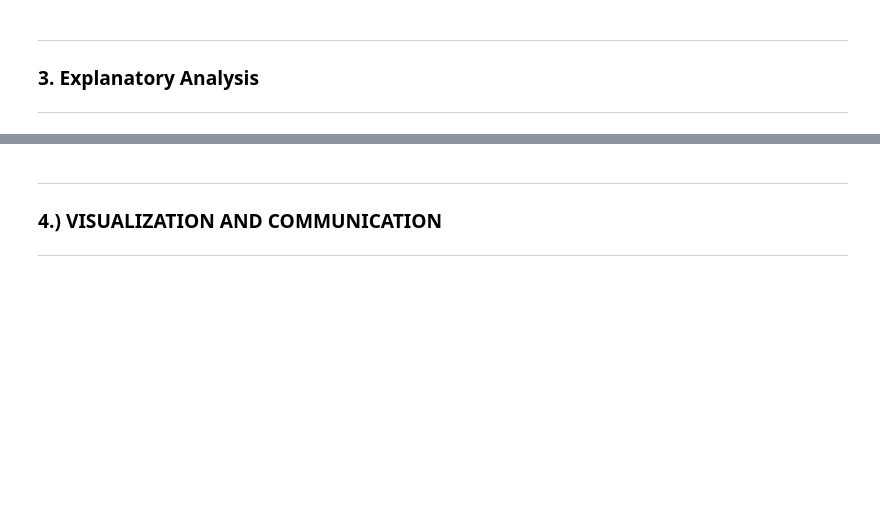
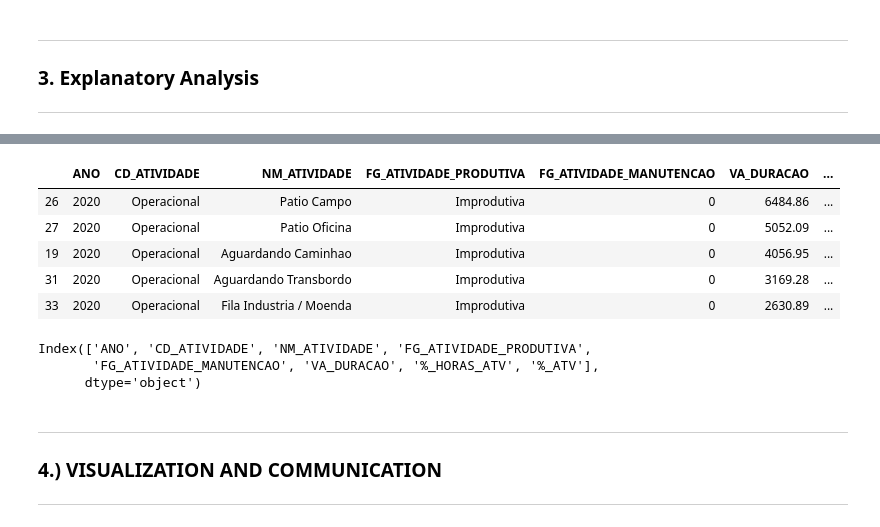
Before and after one commit to tcc-unifacef-alex-danilo/tcc, a Jupyter notebook: Analise.ipynb, the cells around one changed output, grey strips where cells are left out. Saved outputs shown, nothing was run; the diff lists cells and outputs as text; code cells hidden in the pictures; blank space fills up the shorter version.

```diff
--- a/Analise.ipynb
+++ b/Analise.ipynb
@@ -358,3 +387,20 @@ Análise das paradas por classe de Atividade
+# %%
+dt_oper_20 = dt_oper.query("ANO == 2020")
+dt_oper_20 = dt_oper_20.sort_values(['%_ATV'], ascending=False)
+dt_oper_20.head(5)
+# %% [output]
+|  | ANO | CD_ATIVIDADE | NM_ATIVIDADE | FG_ATIVIDADE_PRODUTIVA | FG_ATIVIDADE_MANUTENCAO | VA_DURACAO | ... |
+| 26 | 2020 | Operacional | Patio Campo | Improdutiva | 0 | 6484.86 | ... |
+| 27 | 2020 | Operacional | Patio Oficina | Improdutiva | 0 | 5052.09 | ... |
+| 19 | 2020 | Operacional | Aguardando Caminhao | Improdutiva | 0 | 4056.95 | ... |
+| 31 | 2020 | Operacional | Aguardando Transbordo | Improdutiva | 0 | 3169.28 | ... |
+| 33 | 2020 | Operacional | Fila Industria / Moenda | Improdutiva | 0 | 2630.89 | ... |
+# %%
+dt_oper.columns
+# %% [output]
+Index(['ANO', 'CD_ATIVIDADE', 'NM_ATIVIDADE', 'FG_ATIVIDADE_PRODUTIVA',
+       'FG_ATIVIDADE_MANUTENCAO', 'VA_DURACAO', '%_HORAS_ATV', '%_ATV'],
+      dtype='object')
 # %% [markdown]
 ---
 
```
Also changed, not shown: parts of 3 cells of this notebook.
